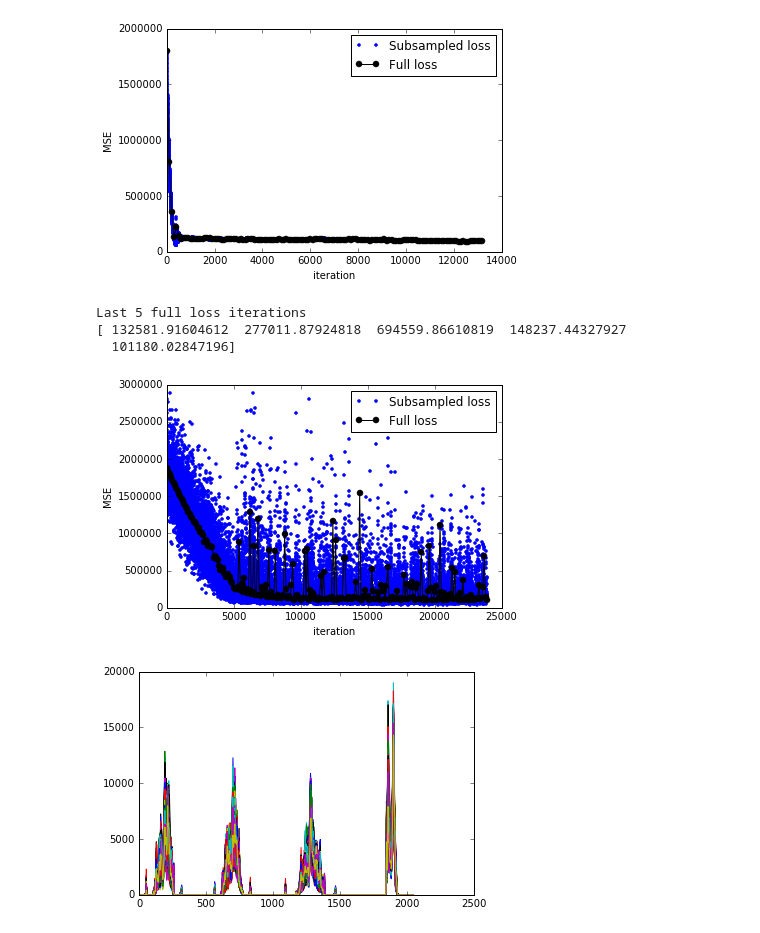
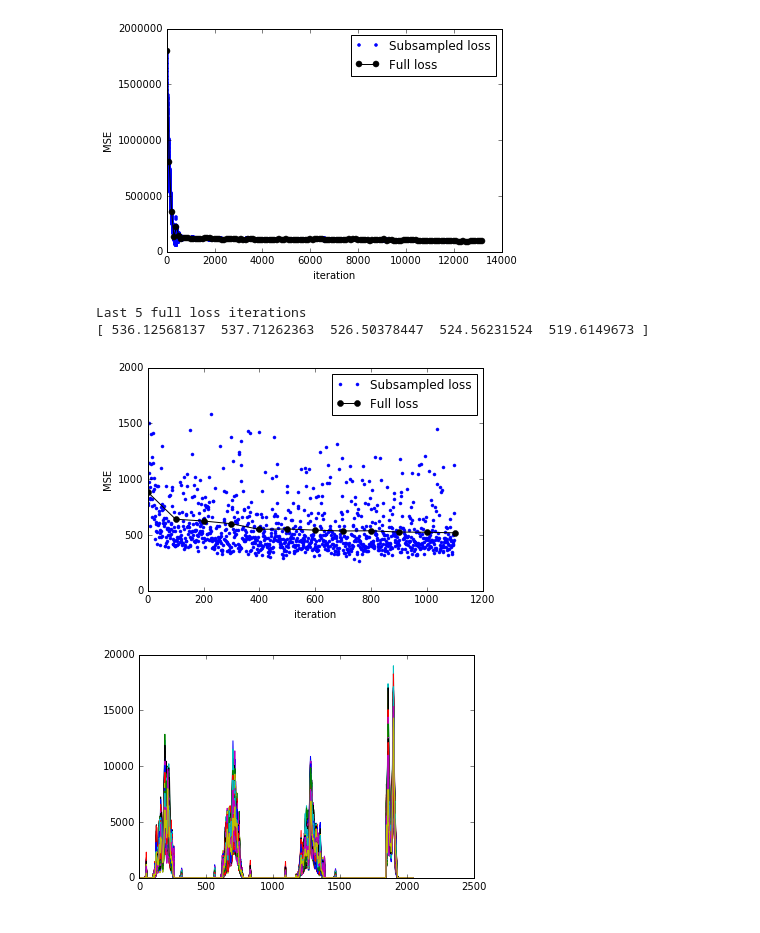
Before and after one commit to KasparP/PSI_simulations, a Jupyter notebook: Python/PlotLoss.ipynb, the cells around one changed output. Cells and saved outputs as stored; diff of their text form; code cells hidden in the pictures.

```diff
--- a/Python/PlotLoss.ipynb
+++ b/Python/PlotLoss.ipynb
@@ -29,24 +29,23 @@ Last 5 full loss iterations
 # %%
 expt2=io.loadmat('expt2/output.mat')
 loss=expt2['loss']
 loss = loss[loss>0]
 lossall = loss[::100]
 tall = np.arange(len(lossall))*100
 
 print 'Last 5 full loss iterations'
 print lossall[-5:]
 
 plt.plot(loss,'.');
 plt.plot(tall,lossall,'ko-');
 plt.legend(('Subsampled loss','Full loss'));
-plt.ylim(0,3e6);
+plt.ylim(0,2000);
 plt.xlabel('iteration');
 plt.ylabel('MSE');
 # %% [output]
 Last 5 full loss iterations
-[ 132581.91604612  277011.87924818  694559.86610819  148237.44327927
-  101180.02847196]
+[ 536.12568137  537.71262363  526.50378447  524.56231524  519.6149673 ]
-[figure, old version]
+[figure, new version]
 # %%
 plt.plot(expt2['Y']);
 # %% [output]
```
Also changed, not shown: parts of 1 cell of this notebook, 6 other files.
